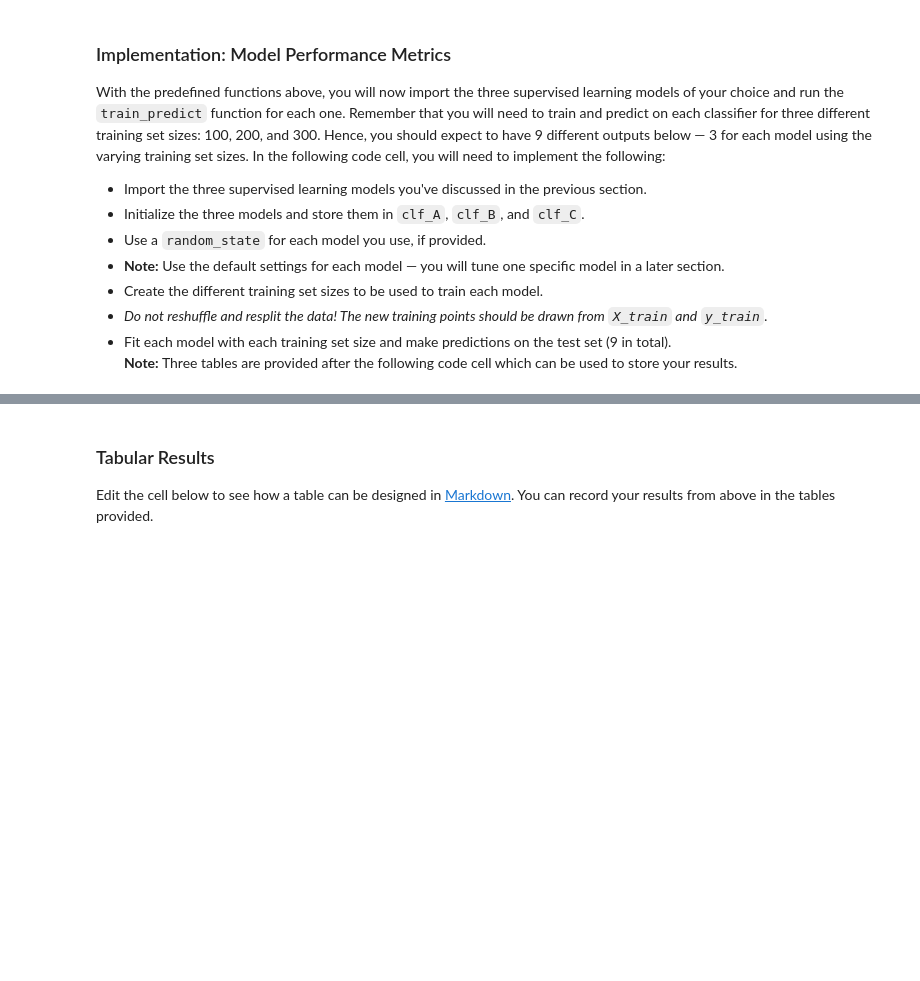
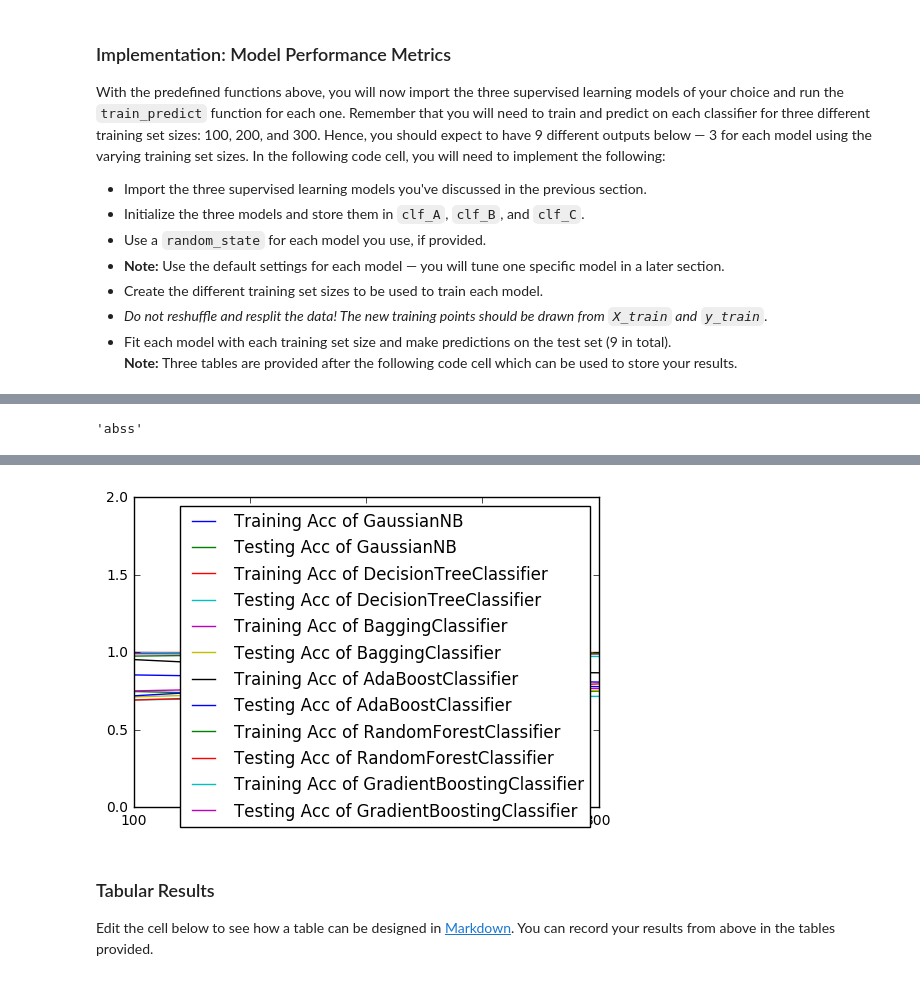
Before and after one commit to cjammi/machine-learning, a Jupyter notebook: projects/student_intervention/student_intervention.ipynb, the cells around one changed output, grey strips where cells are left out. Drawn from its saved outputs; the diff is of its cells as text; code cells hidden in the pictures; blank space fills up the shorter version.

Commit message:
Goals of this: 	Add classifiers

```diff
--- a/projects/student_intervention/student_intervention.ipynb
+++ b/projects/student_intervention/student_intervention.ipynb
@@ -237,8 +237,11 @@ def train_predict(clf, X_train, y_train, X_test, y_test):
     train_classifier(clf, X_train, y_train)
 
     # Print the results of prediction for both training and testing
-    print "F1 score for training set: {:.4f}.".format(predict_labels(clf, X_train, y_train))
-    print "F1 score for test set: {:.4f}.".format(predict_labels(clf, X_test, y_test))
+    train_acc = predict_labels(clf, X_train, y_train)
+    print "F1 score for training set: {:.4f}.".format(train_acc)
+    test_acc = predict_labels(clf, X_test, y_test)
+    print "F1 score for test set: {:.4f}.".format(test_acc)
+    return train_acc,test_acc
 # %% [markdown]
 ### Implementation: Model Performance Metrics
 With the predefined functions above, you will now import the three supervised learning models of your choice and run the `train_predict` function for each one. Remember that you will need to train and predict on each classifier for three different training set sizes: 100, 200, and 300. Hence, you should expect to have 9 different outputs below — 3 for each model using the varying training set sizes. In the following code cell, you will need to implement the following:
@@ -252,0 +277,63 @@ With the predefined functions above, you will now import the three supervised le
+# %%
+s = "abss(a:,a:)"
+s.split("(")[0]
+# %% [output]
+'abss'
+# %%
+%matplotlib inline
+from sklearn.naive_bayes import GaussianNB
+from sklearn.tree import DecisionTreeClassifier
+from sklearn.ensemble import BaggingClassifier
+from sklearn.ensemble import AdaBoostClassifier
+from sklearn.ensemble import RandomForestClassifier
+from sklearn.ensemble import GradientBoostingClassifier
+
+X_train_100 = X_train[0:100]
+y_train_100 = y_train[0:100]
+
+X_train_200 = X_train[0:200]
+y_train_200 = y_train[0:200]
+
+X_train_300 = X_train
+y_train_300 = y_train
+
+classifiers = []
+
+# Gaussian Naive Bayes (GaussianNB)
+g_nb = GaussianNB()
+classifiers.append(g_nb)
+
+
+# Decision Trees
+tree = DecisionTreeClassifier(random_state=0)
+classifiers.append(tree)
+
+# Ensemble Methods (Bagging, AdaBoost, Random Forest, Gradient Boosting)
+bag = BaggingClassifier()
+classifiers.append(bag)
+
+ada = AdaBoostClassifier()
+classifiers.append(ada)
+
+random_forest = RandomForestClassifier()
+classifiers.append(random_forest)
+
+gradient = GradientBoostingClassifier()
+classifiers.append(gradient)
+
+# TODO K-Nearest Neighbors (KNeighbors)
+# TODO Stochastic Gradient Descent (SGDC)
+# TODO Support Vector Machines (SVM)
+# TODO Logistic Regression
+
+for clf in classifiers:
+    tr_acc_100,test_acc_100 = train_predict(clf, X_train_100, y_train_100, X_test, y_test)
+    tr_acc_200,test_acc_200 = train_predict(clf, X_train_200, y_train_200, X_test, y_test)
+    tr_acc_300,test_acc_300 = train_predict(clf, X_train_300, y_train_300, X_test, y_test)
+    clf_label = (str(clf)).split("(")[0]
+    plt.plot([100, 200, 300], [tr_acc_100, tr_acc_200, tr_acc_300], label="Training Acc of " + clf_label)
+    plt.plot([100, 200, 300], [test_acc_100, test_acc_200, test_acc_300], label="Testing Acc of " + clf_label)
+    plt.xlim(100,300)
+    plt.ylim(0,2)
+    plt.legend()
+# %% [output]
@@ -253,3 +357,4 @@ With the predefined functions above, you will now import the three supervised le
+[figure, added]
 # %%
 # TODO: Import the three supervised learning models from sklearn
 # from sklearn import model_A
```
Also changed, not shown: parts of 5 cells of this notebook.
